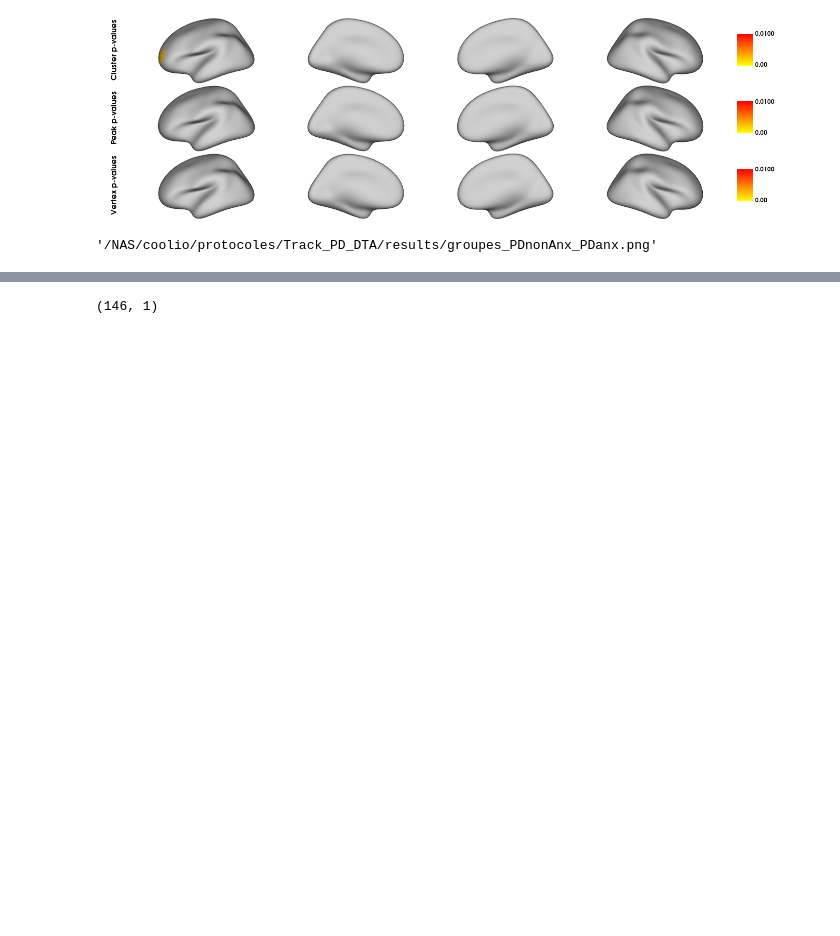
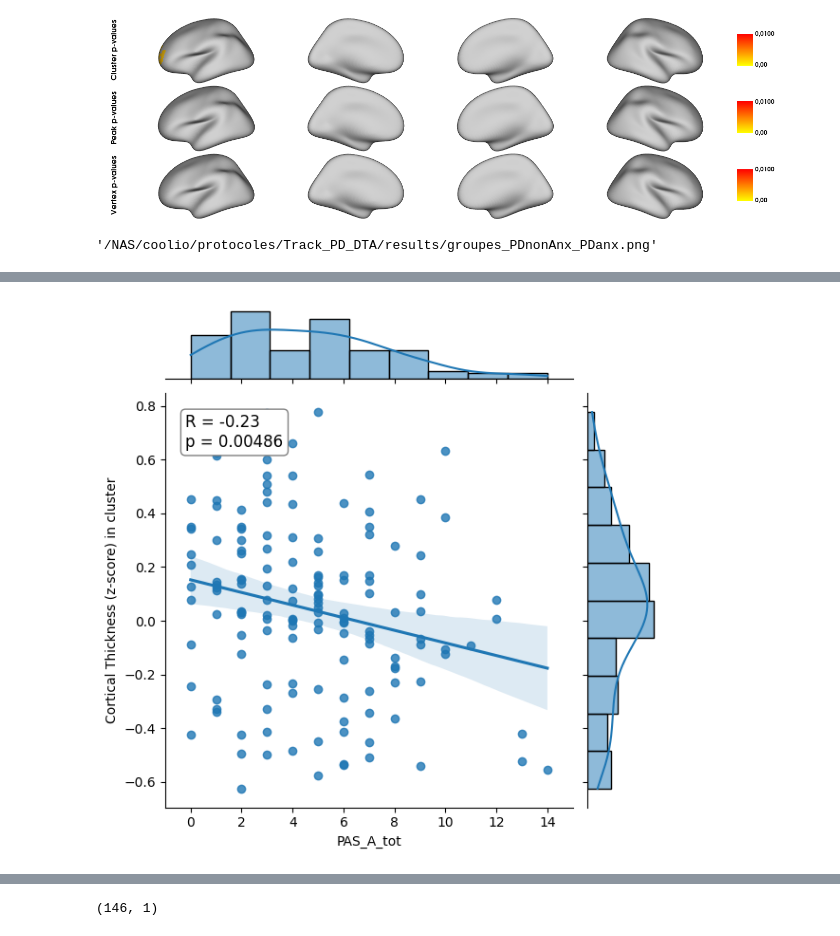
Before and after one commit to RomainViardLille/LiiFE, a Jupyter notebook: TRACK_PD_GC_V2.ipynb, the cells around one changed output, grey strips where cells are left out. Saved outputs shown, nothing was run; the diff lists cells and outputs as text; code cells hidden in the pictures; blank space fills up the shorter version.

```diff
--- a/TRACK_PD_GC_V2.ipynb
+++ b/TRACK_PD_GC_V2.ipynb
@@ -263,3 +261,23 @@ cluster1
+# %%
+from scipy.stats import pearsonr
+
+fig = sns.jointplot(new_val, y="cluster1", x="PAS_A_tot", kind="reg")
+plt.gca().set_xlim([-1, 15])
+plt.gca().set_ylabel('Cortical Thickness (z-score) in cluster')
+
+# Calcul du coefficient de corrélation et R²
+correlation_coefficient, p_val = pearsonr(new_val['PAS_A_tot'], new_val['cluster1'])
+r_squared = correlation_coefficient ** 2
+
+# Affichage des valeurs sur le graphique
+plt.annotate(f"R = {correlation_coefficient:.2f}\np = {p_val:.3g}",
+             xy=(0.05, 0.95), xycoords='axes fraction',
+             ha='left', va='top', fontsize=12,
+             bbox=dict(boxstyle="round,pad=0.3", fc="white", ec="gray", lw=1))
+
+fig.savefig(os.path.join(STUDY_DIR,"results","corrplot_zscorethicknessVsPAS_A_nogroup.png"))
+# %% [output]
+[figure, added]
 # %%
 import numpy as np
 from scipy.stats import pearsonr
```
Also changed, not shown: parts of 5 cells of this notebook, 4 other files.
